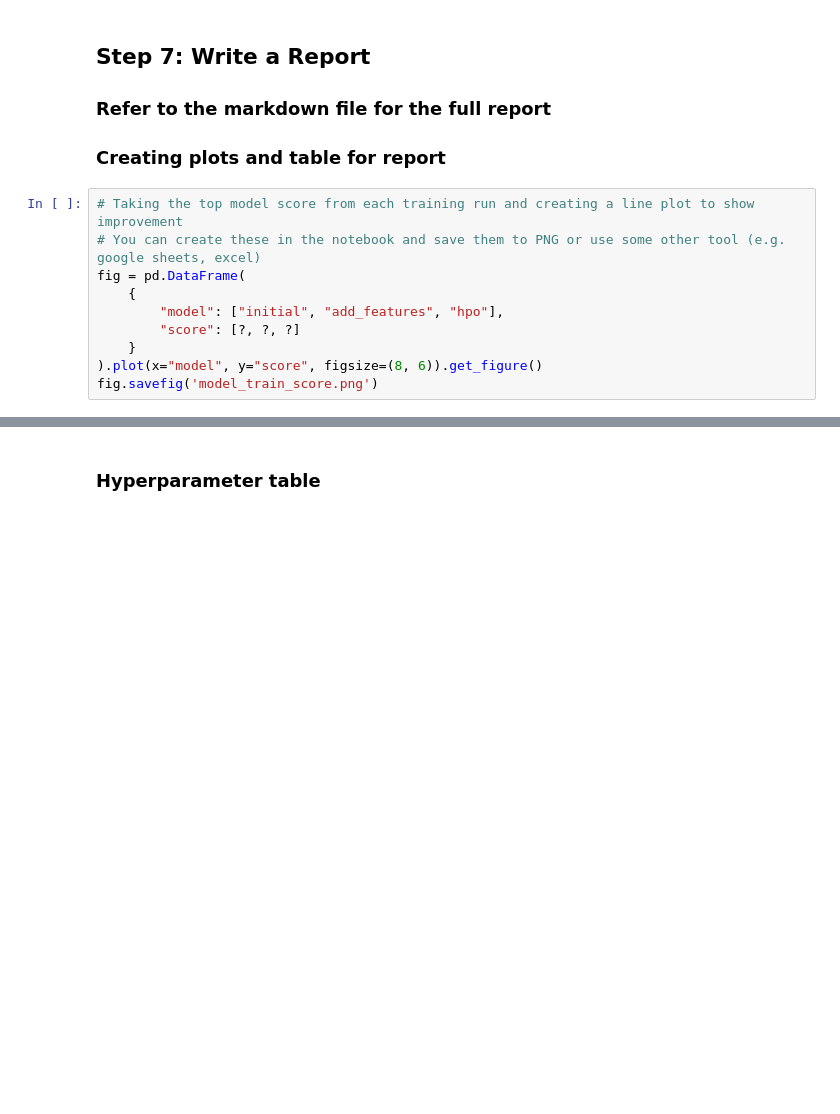
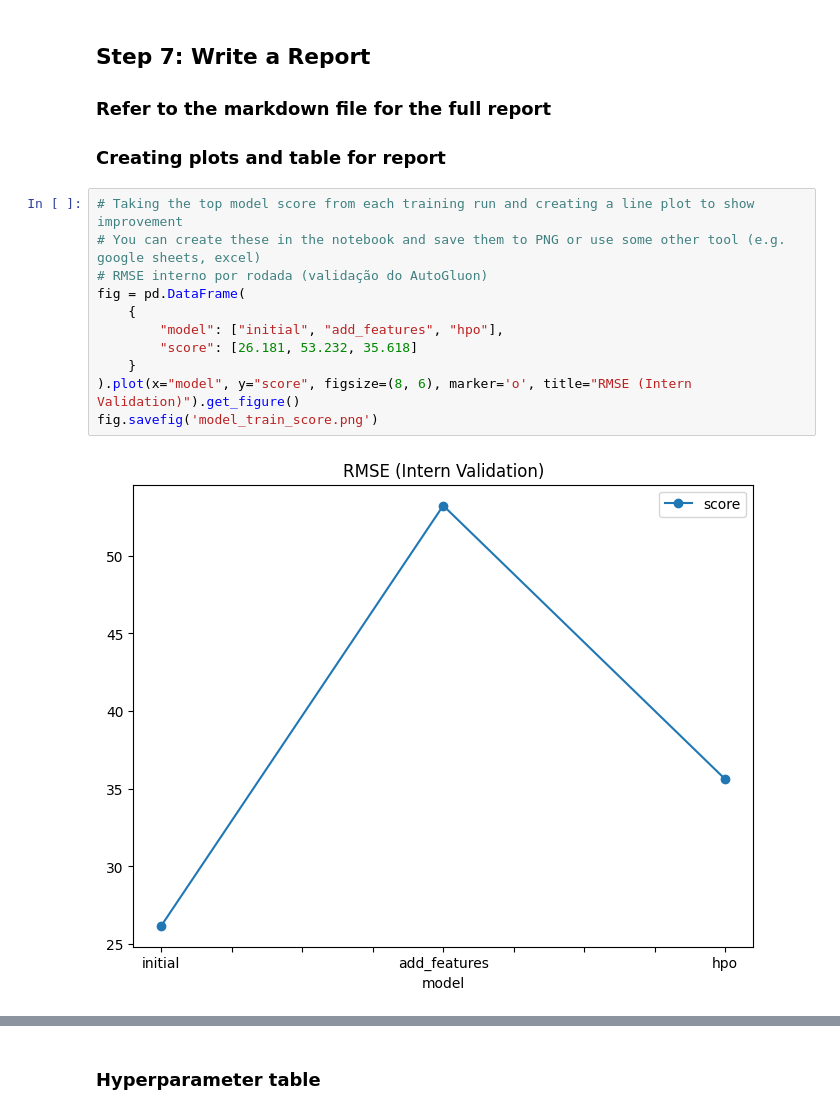
Before and after one commit to florabelas1/cd0385-project-starter, a Jupyter notebook: project/project-template.ipynb, the cells around one changed output, grey strips where cells are left out. Cells and saved outputs as stored; diff of their text form; blank space fills up the shorter version.

```diff
--- a/project/project-template.ipynb
+++ b/project/project-template.ipynb
@@ -447,13 +679,16 @@ submission_new_hpo.to_csv("submission_new_hpo.csv", index=False)
 # %%
 # Taking the top model score from each training run and creating a line plot to show improvement
 # You can create these in the notebook and save them to PNG or use some other tool (e.g. google sheets, excel)
+# RMSE interno por rodada (validação do AutoGluon)
 fig = pd.DataFrame(
     {
         "model": ["initial", "add_features", "hpo"],
-        "score": [?, ?, ?]
+        "score": [26.181, 53.232, 35.618]
     }
-).plot(x="model", y="score", figsize=(8, 6)).get_figure()
+).plot(x="model", y="score", figsize=(8, 6), marker='o', title="RMSE (Intern Validation)").get_figure()
 fig.savefig('model_train_score.png')
+# %% [output]
+[figure, added]
 # %%
 # Take the 3 kaggle scores and creating a line plot to show improvement
 fig = pd.DataFrame(
```
Also changed, not shown: parts of 30 cells of this notebook.
